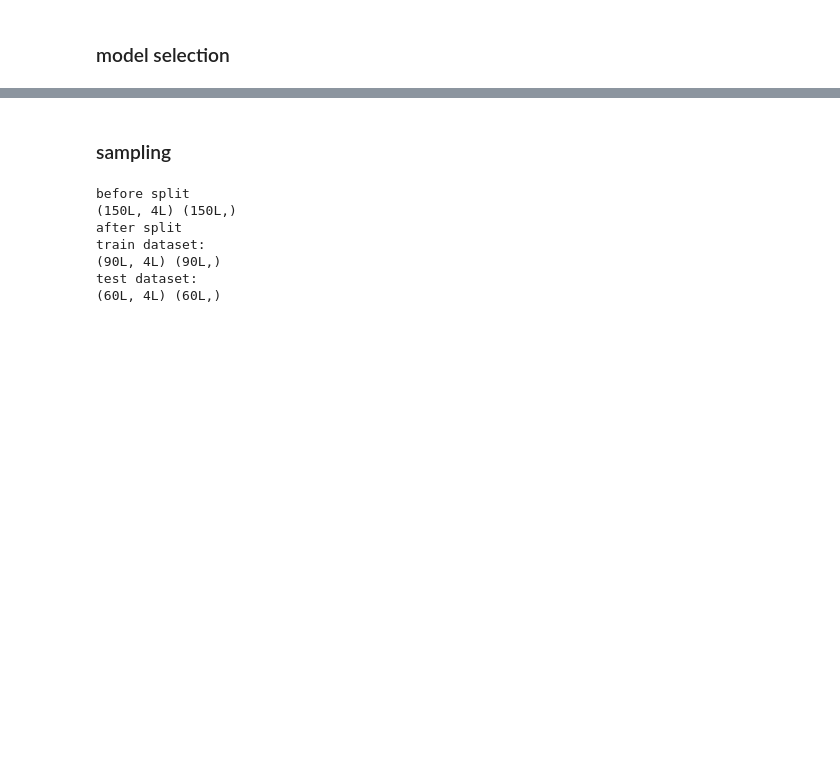
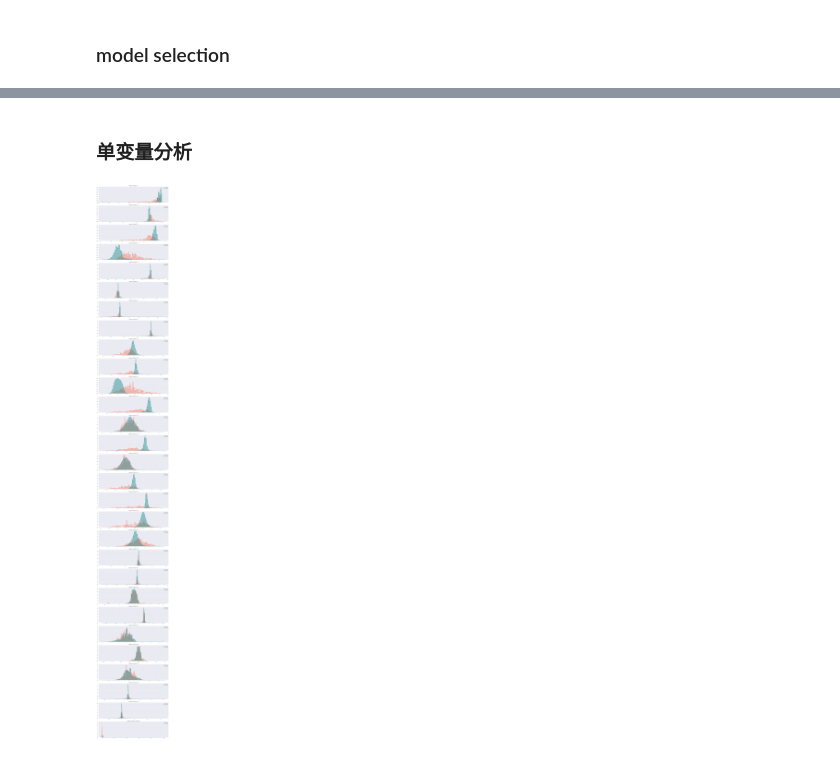
Before and after one commit to WenWeiKun-byte/PyData-Cookbook, a Jupyter notebook: learning/utility.ipynb, the cells around one changed output, grey strips where cells are left out. Cells and saved outputs as stored; diff of their text form; code cells hidden in the pictures; blank space fills up the shorter version.

```diff
--- a/learning/utility.ipynb
+++ b/learning/utility.ipynb
@@ -22,0 +26,3 @@ from imblearn.over_sampling import SMOTE
+# %%
+data = pd.read_csv("D://datasource/creditcard.csv")
+data.head()
@@ -22,0 +37,5 @@ from imblearn.over_sampling import SMOTE
+# %%
+# 对其他变量不做过多处理
+data['normAmount'] = StandardScaler().fit_transform(data['Amount'].reshape(-1, 1))
+data = data.drop(['Time','Amount'],axis=1)
+data.head()
@@ -94,21 +241,27 @@ time 0.0640001296997
 # %% [markdown]
-### sampling
+### 单变量分析
-# %%
-# 基本split
-print 'before split'
-print iris.data.shape, iris.target.shape
-X_train, X_test, y_train, y_test = train_test_split(iris.data, iris.target, test_size=0.4, random_state=0)
-
-print 'after split'
-print 'train dataset:'
-print X_train.shape, y_train.shape
-print 'test dataset:'
-print X_test.shape, y_test.shape
-# %% [output]
-before split
-(150L, 4L) (150L,)
-after split
-train dataset:
-(90L, 4L) (90L,)
-test dataset:
-(60L, 4L) (60L,)
+# %%
+# 对于联系变量倾向于使用柱状和密度图查看区别，另外就是箱图
+# Histograms
+def showHist(df, columns):
+    '''
+    columns is the cols you want to check;
+    df is the source df;
+    '''
+    plt.figure(figsize=(18, len(columns) * 5))  # 全图大小
+    gs = gridspec.GridSpec(len(columns), 1)     # 网格
+    for i, col in enumerate(df.loc[:, columns]):
+        ax = plt.subplot(gs[i])   # 分图在网格中的位置
+        sns.distplot(df[col][df.Class == 1], bins=50, label='Fraud', color='tomato')
+        sns.distplot(df[col][df.Class == 0], bins=50, label='Normal', color='teal')
+        ax.set_xlabel('')
+        ax.set_title('histogram of feature: ' + str(col))
+        plt.legend(loc='best')
+
+    plt.show()
+# %%
+his_cols = list(data.columns)
+his_cols.remove('Class')  # remove the Y
+showHist(data, his_cols)
+# %% [output]
+[figure, added]
```
Also changed, not shown: parts of 13 cells of this notebook.
